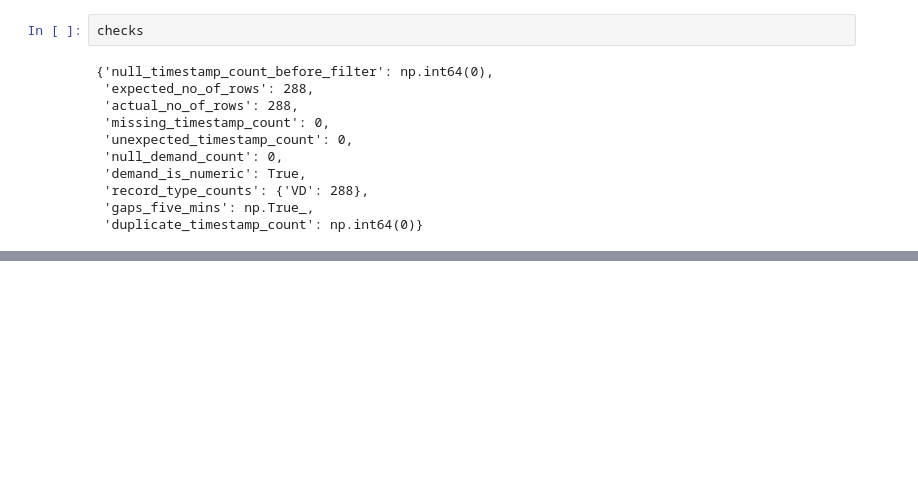
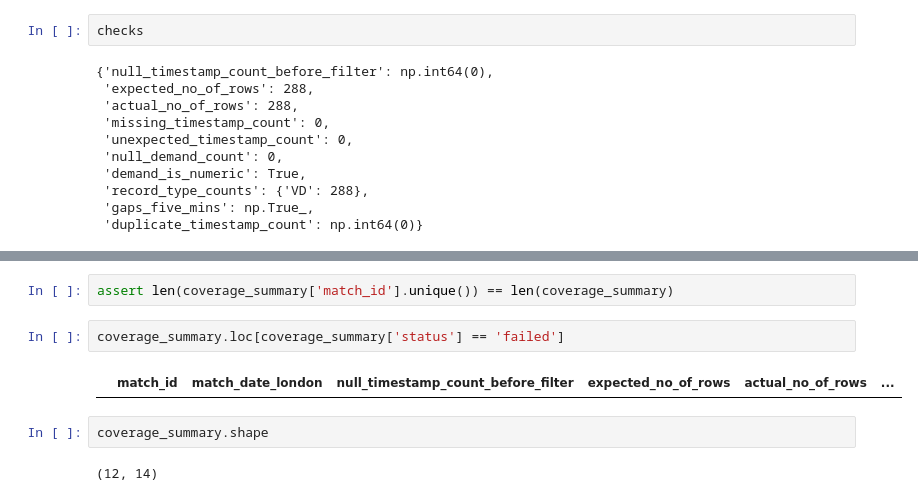
Before and after one commit to Ak62007/Halftime-Effect, a Jupyter notebook: notebooks/02_fixture_data_coverage.ipynb, the cells around one changed output, grey strips where cells are left out. Cells and saved outputs as stored; diff of their text form; blank space fills up the shorter version.

```diff
--- a/notebooks/02_fixture_data_coverage.ipynb
+++ b/notebooks/02_fixture_data_coverage.ipynb
@@ -172,0 +271,10 @@ checks
+# %%
+assert len(coverage_summary['match_id'].unique()) == len(coverage_summary)
+# %%
+coverage_summary.loc[coverage_summary['status'] == 'failed']
+# %% [output]
+|  | match_id | match_date_london | null_timestamp_count_before_filter | expected_no_of_rows | actual_no_of_rows | ... |
+# %%
+coverage_summary.shape
+# %% [output]
+(12, 14)
```
Also changed, not shown: parts of 7 cells of this notebook.
